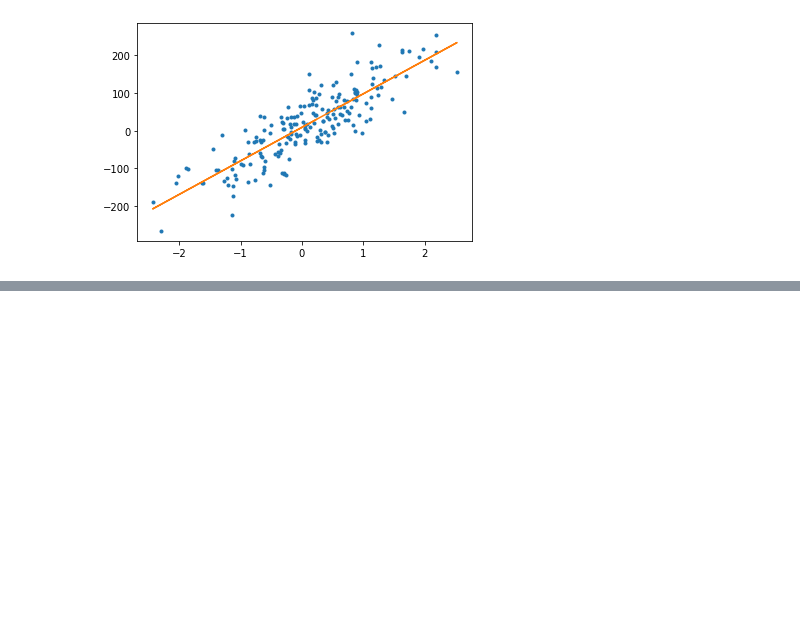
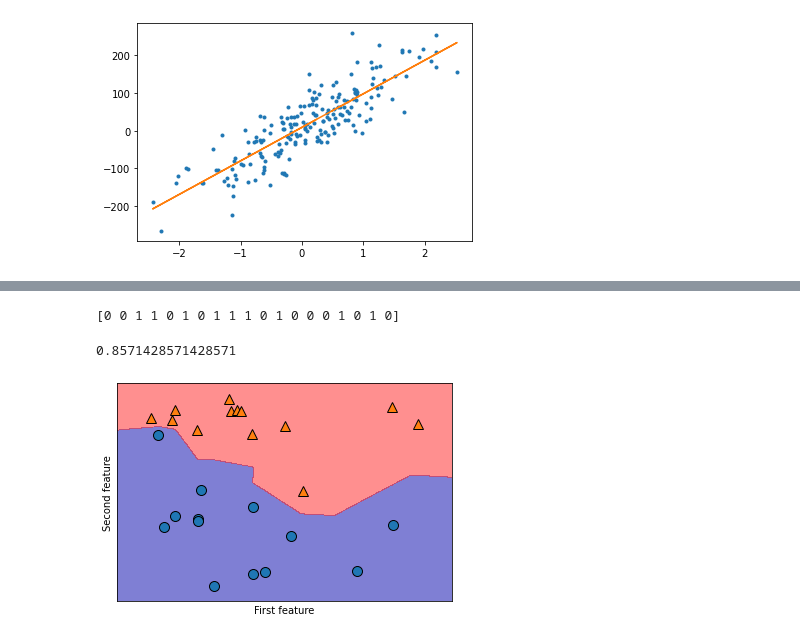
Before and after one commit to parkyanghu/Machine-Learning1901266, a Jupyter notebook: 박양후_7강8강.ipynb, the cells around one changed output, grey strips where cells are left out. Drawn from its saved outputs; the diff is of its cells as text; code cells hidden in the pictures; blank space fills up the shorter version.

```diff
--- a/박양후_7강8강.ipynb
+++ b/박양후_7강8강.ipynb
@@ -149,5 +156,5 @@ mglearn.plots.plot_knn_classification(n_neighbors=1)
 # %%
 from sklearn.model_selection import train_test_split
 # %%
-X,y=mlearn.datasets.make_forge()
+X,y=mglearn.datasets.make_forge()
 # %%
@@ -191,10 +190,18 @@ print(x_test)
+# %%
+print(y_train)
+# %% [output]
+[0 0 1 1 0 1 0 1 1 1 0 1 0 0 0 1 0 1 0]
 # %%
-clf.score(x_test,y_test)
+clf.score(X_test,y_test)
+# %% [output]
+0.8571428571428571
 # %%
-clf=KNeighborsClassifier(n_neighbors=1).fit(x,y)
-mglearn.plot_2d_separator(clf,x,fill=True, eps=0.5, alpha=0.5)
-mglearn.discrete_scatter(x[:,0],x[:,1],y)
+clf=KNeighborsClassifier(n_neighbors=1).fit(X,y)
+mglearn.plots.plot_2d_separator(clf,X, fill=True, eps=0.5, alpha=0.5)
+mglearn.discrete_scatter(X[:,0],X[:,1],y)
 plt.xlabel('First feature')
 plt.ylabel('Second feature')
 plt.show()
+# %% [output]
+[figure, added]
 # %%
```
Also changed, not shown: parts of 42 cells of this notebook.
